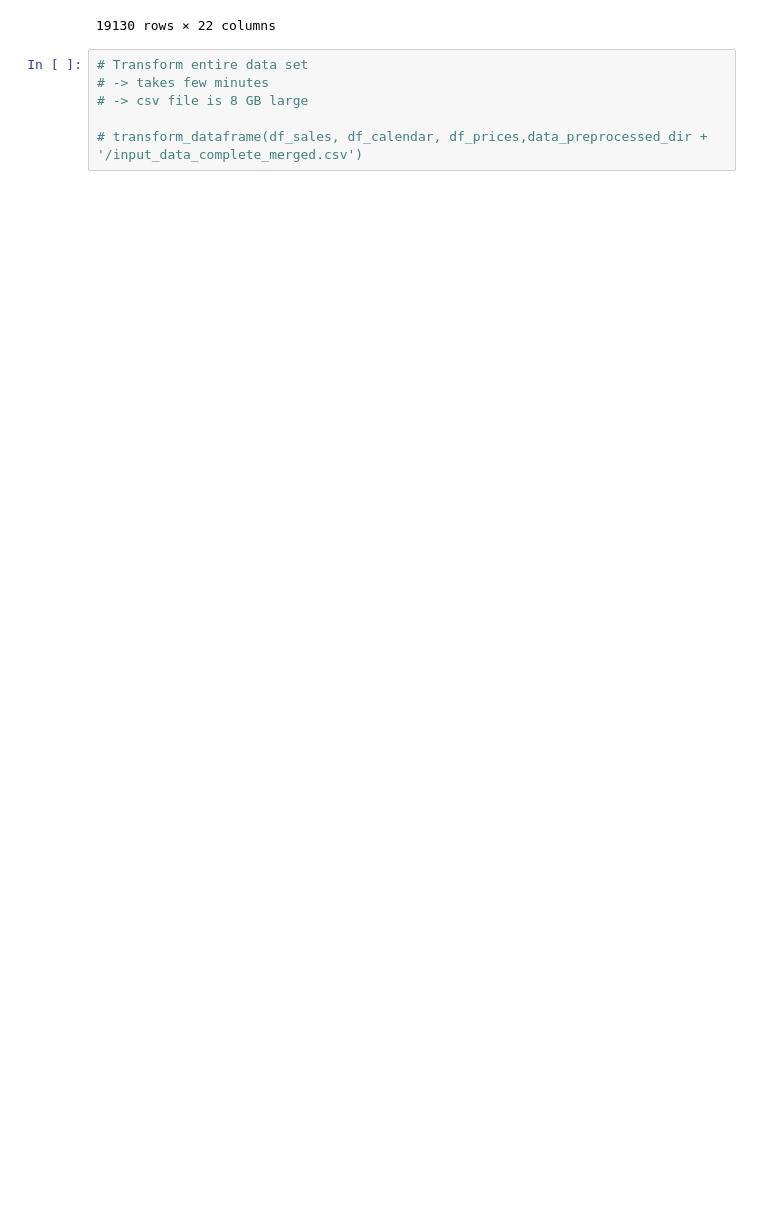
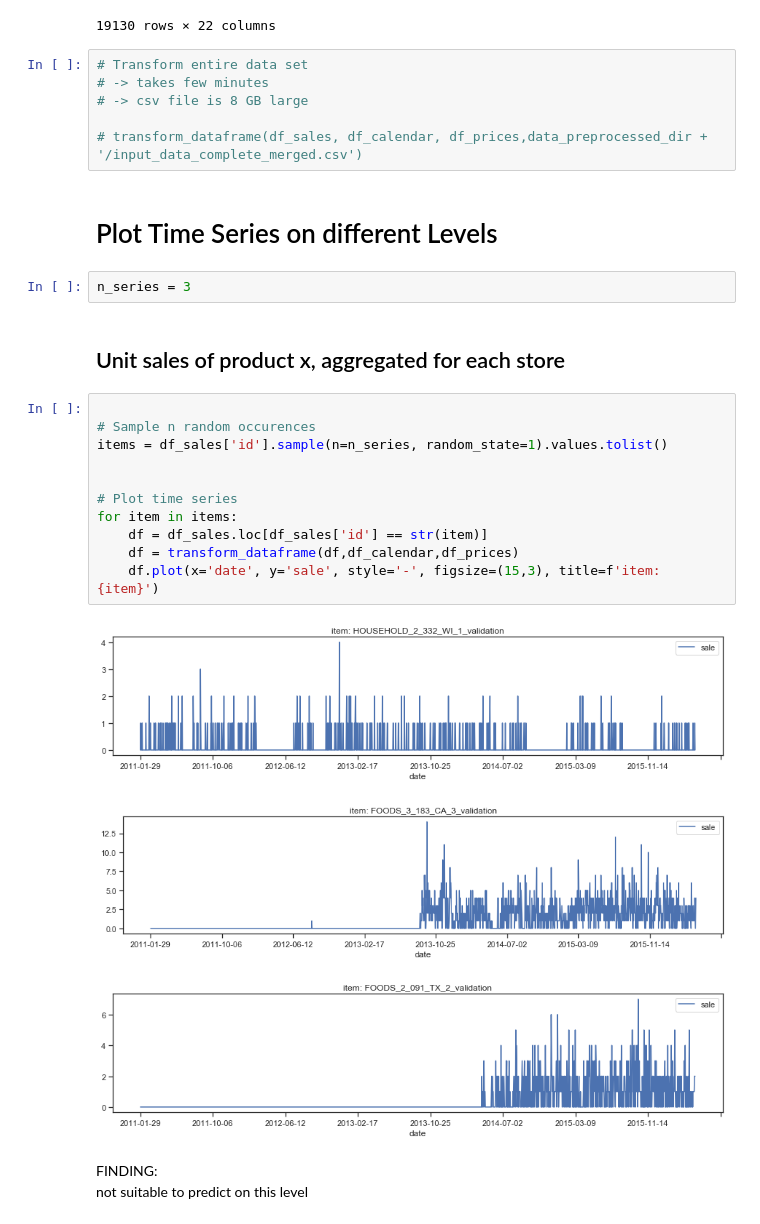
Before and after one commit to dominicdoerig/predicting-sales-data, a Jupyter notebook: m5_challenge/01_data_exploration.ipynb, the cells around one changed output. Drawn from its saved outputs; the diff is of its cells as text; blank space fills up the shorter version.

Commit message:
plot Plot Time Series on different Levels added

```diff
--- a/m5_challenge/01_data_exploration.ipynb
+++ b/m5_challenge/01_data_exploration.ipynb
@@ -205,3 +205,27 @@ transform_dataframe(df_sales.head(10), df_calendar, df_prices)
 # -> csv file is 8 GB large
 
 # transform_dataframe(df_sales, df_calendar, df_prices,data_preprocessed_dir + '/input_data_complete_merged.csv')
+# %% [markdown]
+# Plot Time Series on different Levels
+# %%
+n_series = 3
+# %% [markdown]
+## Unit sales of product x, aggregated for each store
+# %%
+
+# Sample n random occurences
+items = df_sales['id'].sample(n=n_series, random_state=1).values.tolist()
+
+
+# Plot time series
+for item in items:
+    df = df_sales.loc[df_sales['id'] == str(item)]
+    df = transform_dataframe(df,df_calendar,df_prices)
+    df.plot(x='date', y='sale', style='-', figsize=(15,3), title=f'item: {item}')
+# %% [output]
+[figure, added]
+[figure, added]
+[figure, added]
+# %% [markdown]
+FINDING:
+not suitable to predict on this level
```
